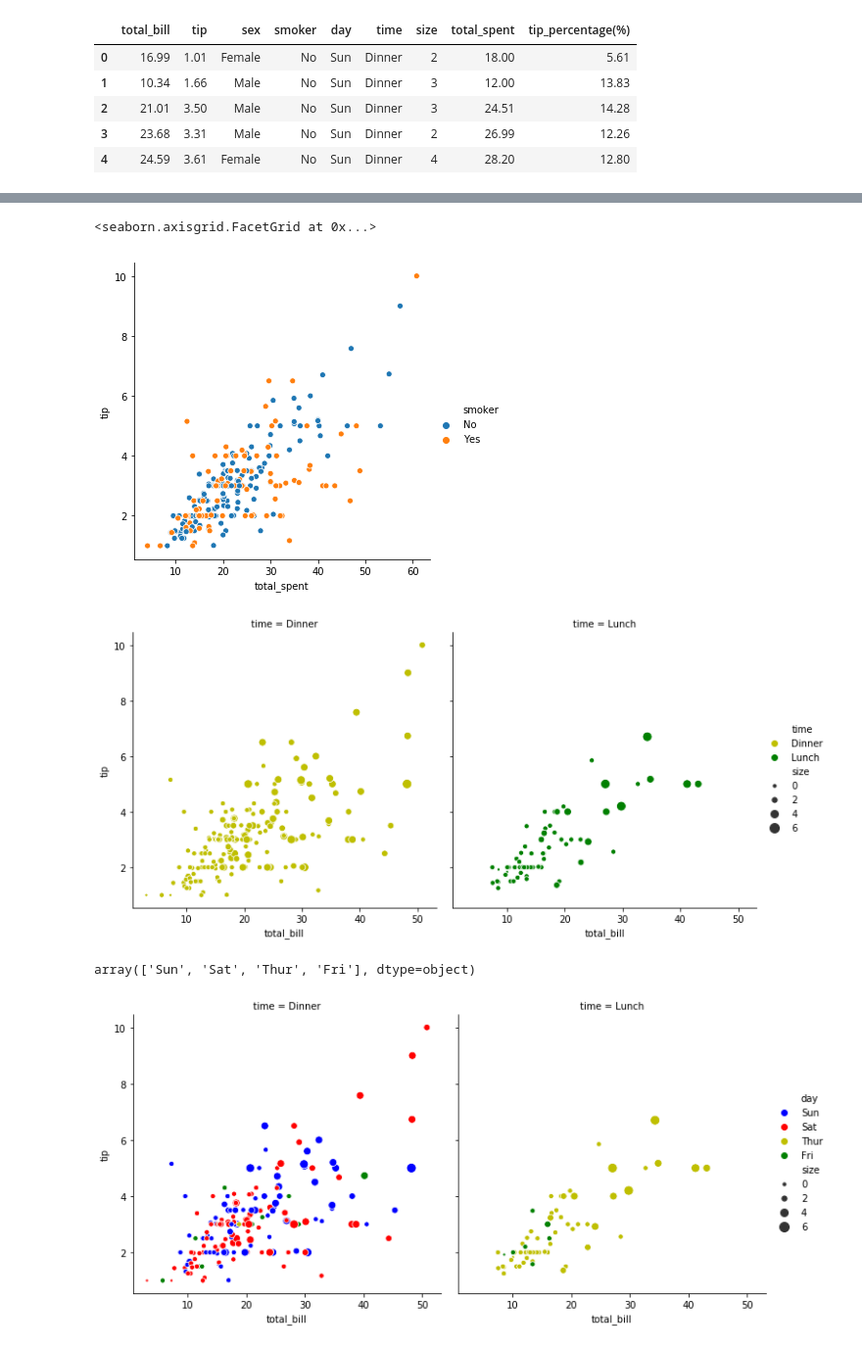
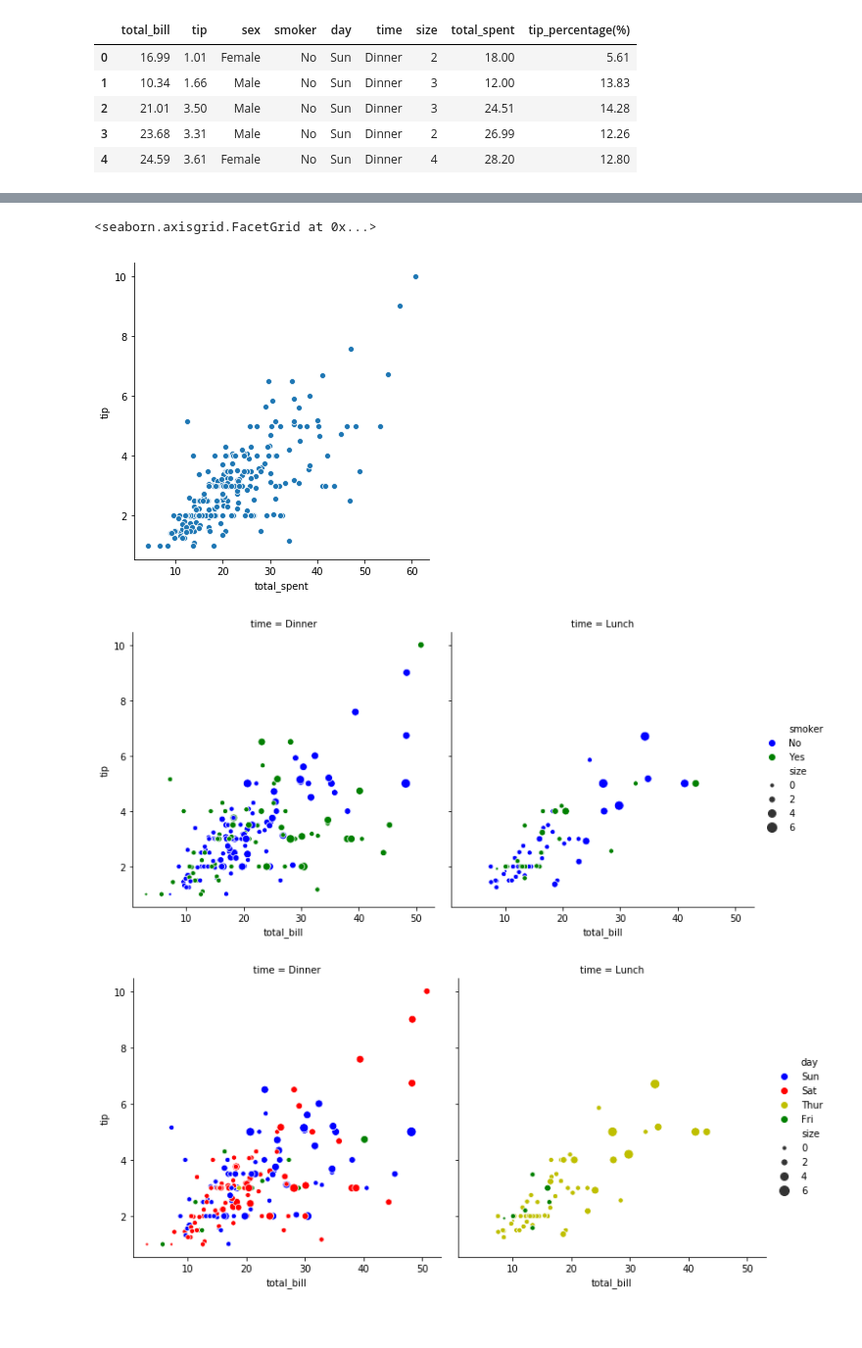
Before and after one commit to EoghanDelaney/FoDA_Assessment_2019, a Jupyter notebook: Assessment.ipynb, the cells around one changed output, grey strips where cells are left out. Shown at 98% size. Drawn from its saved outputs; the diff is of its cells as text; code cells hidden in the pictures; blank space fills up the shorter version.

```diff
--- a/Assessment.ipynb
+++ b/Assessment.ipynb
@@ -181,16 +198,13 @@ sns.distplot(df['tip_percentage(%)'], bins=10);
 # %%
-sns.relplot(x='total_spent', y='tip', hue="smoker", data=df)
+sns.relplot(x='total_spent', y='tip', data=df)
+# sns.relplot(x='total_spent', y='tip', hue="smoker", data=df)
 # %% [output]
 <seaborn.axisgrid.FacetGrid at 0x...>
-[figure, old version]
+[figure, new version]
 # %%
- g = sns.relplot(x="total_bill", y="tip", hue="time", size="size",palette=["y", "g"], sizes=(10, 100),col="time", data=df)
+ g = sns.relplot(x="total_bill", y="tip", hue="smoker", size="size",palette=["b", "g"], sizes=(10, 100),col="time", data=df)
 # %% [output]
-[figure, old version]
+[figure, new version]
-# %%
-df.day.unique()
-# %% [output]
-array(['Sun', 'Sat', 'Thur', 'Fri'], dtype=object)
 # %%
  g = sns.relplot(x="total_bill", y="tip", hue="day", size="size",palette=["b", "r", "y", "g"], sizes=(10, 100),col="time", data=df)
 # %% [output]
```
Also changed, not shown: parts of 21 cells of this notebook.
